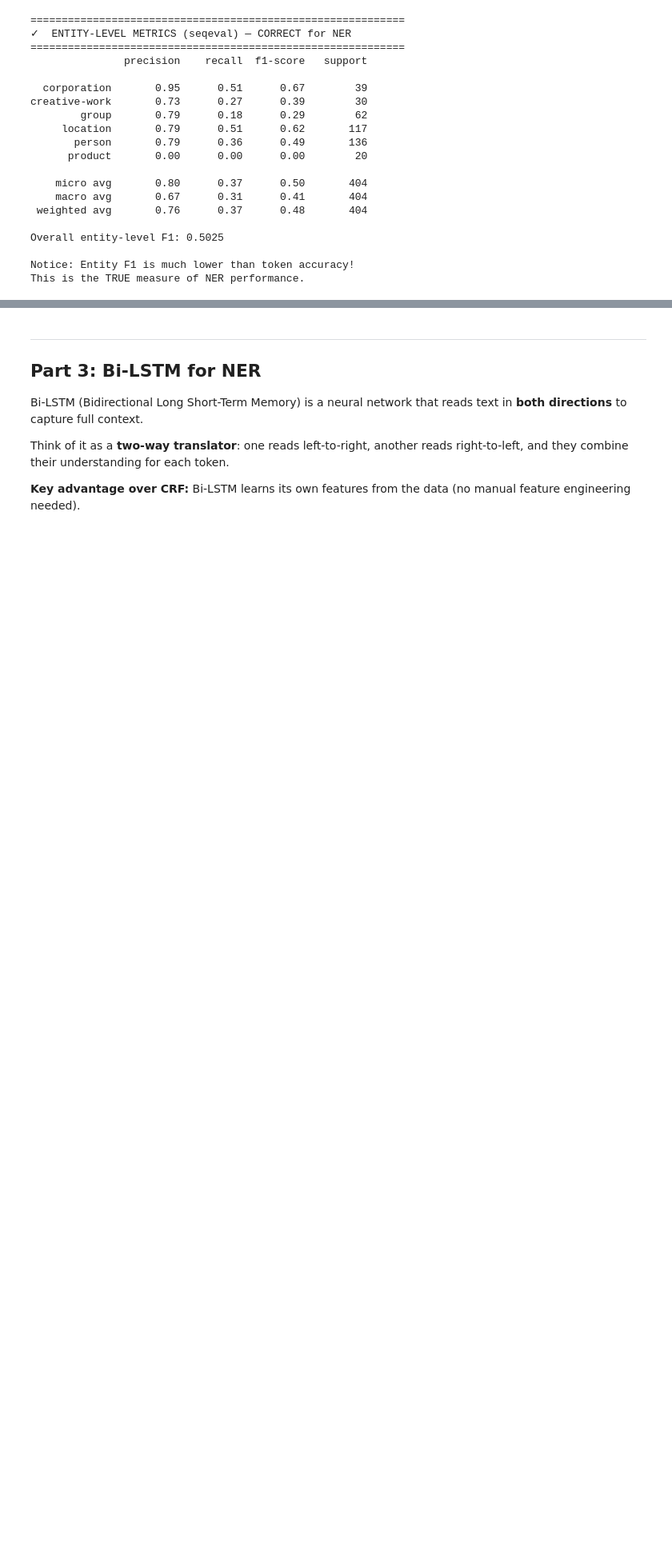
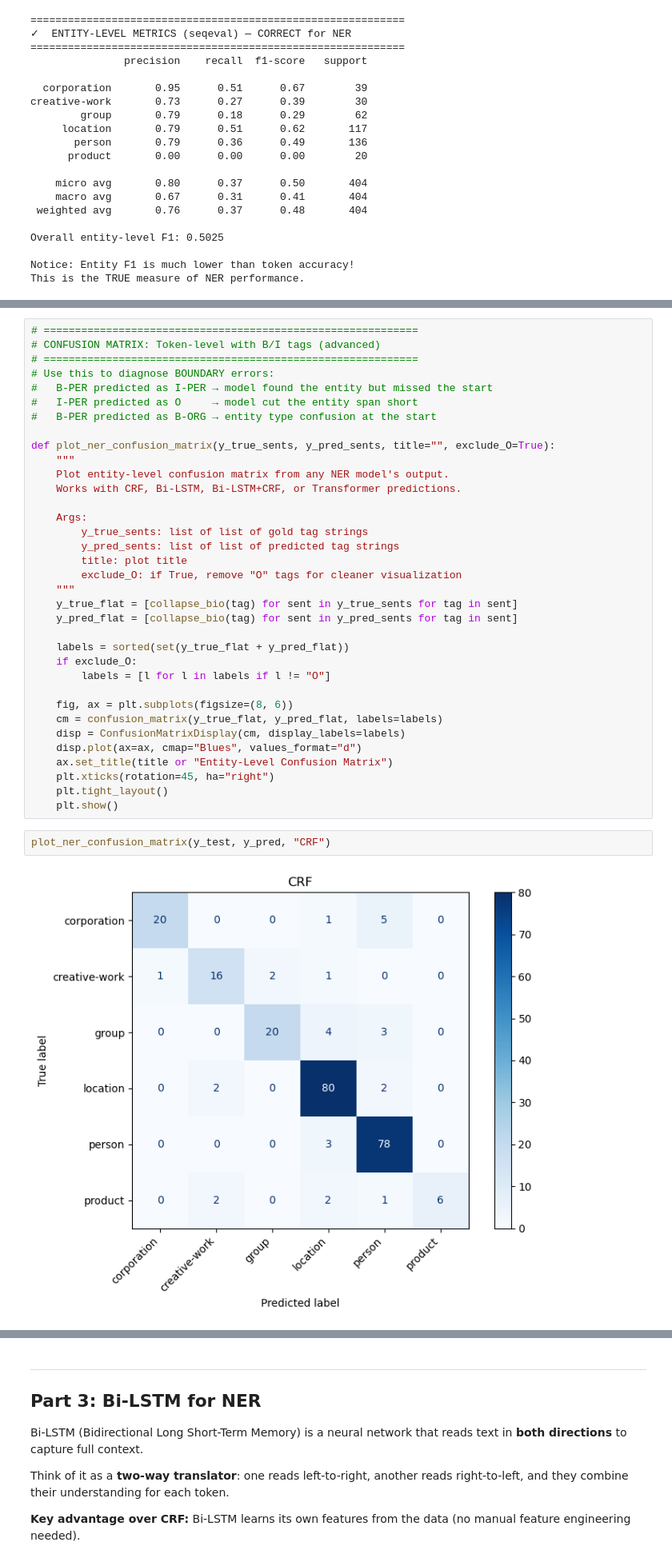
Before and after one commit to 79AceVo/Text-analytics, a Jupyter notebook: NER/NER_02_Training_and_Evaluation.ipynb, the cells around one changed output, grey strips where cells are left out. Shown at 80% size. Cells and saved outputs as stored; diff of their text form; blank space fills up the shorter version.

```diff
--- a/NER/NER_02_Training_and_Evaluation.ipynb
+++ b/NER/NER_02_Training_and_Evaluation.ipynb
@@ -369,0 +507,39 @@ This is the TRUE measure of NER performance.
+# %%
+# ============================================================
+# CONFUSION MATRIX: Token-level with B/I tags (advanced)
+# ============================================================
+# Use this to diagnose BOUNDARY errors:
+#   B-PER predicted as I-PER → model found the entity but missed the start
+#   I-PER predicted as O     → model cut the entity span short
+#   B-PER predicted as B-ORG → entity type confusion at the start
+
+def plot_ner_confusion_matrix(y_true_sents, y_pred_sents, title="", exclude_O=True):
+    """
+    Plot entity-level confusion matrix from any NER model's output.
+    Works with CRF, Bi-LSTM, Bi-LSTM+CRF, or Transformer predictions.
+
+    Args:
+        y_true_sents: list of list of gold tag strings
+        y_pred_sents: list of list of predicted tag strings
+        title: plot title
+        exclude_O: if True, remove "O" tags for cleaner visualization
+    """
+    y_true_flat = [collapse_bio(tag) for sent in y_true_sents for tag in sent]
+    y_pred_flat = [collapse_bio(tag) for sent in y_pred_sents for tag in sent]
+
+    labels = sorted(set(y_true_flat + y_pred_flat))
+    if exclude_O:
+        labels = [l for l in labels if l != "O"]
+
+    fig, ax = plt.subplots(figsize=(8, 6))
+    cm = confusion_matrix(y_true_flat, y_pred_flat, labels=labels)
+    disp = ConfusionMatrixDisplay(cm, display_labels=labels)
+    disp.plot(ax=ax, cmap="Blues", values_format="d")
+    ax.set_title(title or "Entity-Level Confusion Matrix")
+    plt.xticks(rotation=45, ha="right")
+    plt.tight_layout()
+    plt.show()
+# %%
+plot_ner_confusion_matrix(y_test, y_pred, "CRF")
+# %% [output]
+[figure, added]
```
Also changed, not shown: parts of 21 cells of this notebook, 2 other files.
